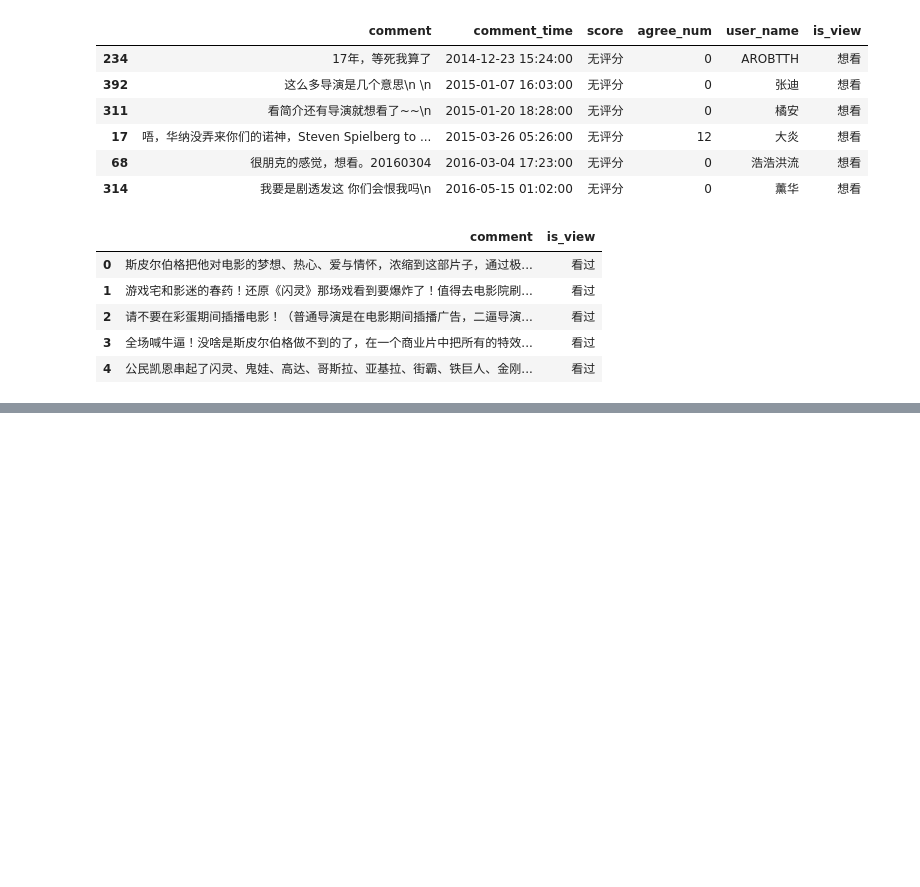
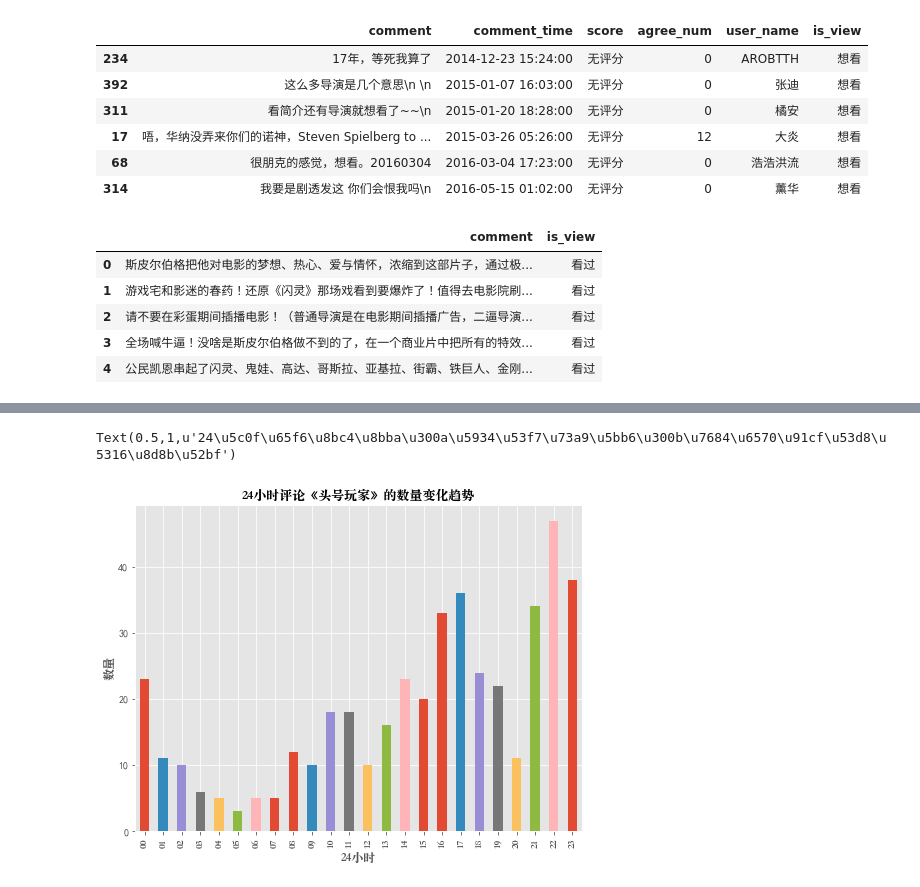
Before and after one commit to Hefountain/Analysis-Project, a Jupyter notebook: 《头号玩家》影评分析/Analysis of movie comments .ipynb, the cells around one changed output, grey strips where cells are left out. Saved outputs shown, nothing was run; the diff lists cells and outputs as text; code cells hidden in the pictures; blank space fills up the shorter version.

```diff
--- a/《头号玩家》影评分析/Analysis of movie comments .ipynb
+++ b/《头号玩家》影评分析/Analysis of movie comments .ipynb
@@ -45,5 +58,5 @@ df.describe()
 | max | 8628.000000 |
 # %%
 # 处理缺失值
-df = df.dropna()
-df.head()
+# df = df.dropna()
+# df['comment_time'] = pd.to_datetime(df['comment_time'])
@@ -168,0 +184,4 @@ df[['comment','is_view']][df['is_view']==u'看过'].head()
+# %%
+comt = df['comment_time']
+comment_time = pd.DatetimeIndex(comt).to_native_types()
+comment_time[:5]
@@ -168,0 +191,7 @@ df[['comment','is_view']][df['is_view']==u'看过'].head()
+# %%
+comment_ti = []
+for k in range(len(comment_time)):
+    comment_ti.append(comment_time[k].split(" ")[1][:2])
+
+df['hour'] =  pd.Series(comment_ti)
+df.head()
@@ -168,0 +205,11 @@ df[['comment','is_view']][df['is_view']==u'看过'].head()
+# %%
+ax = df.groupby('hour')['hour'].agg(len).plot.bar()
+for label in ax.get_xticklabels():
+    label.set_fontproperties(font_set)
+
+plt.xlabel(u'24小时',size=12,fontproperties=font_set)
+plt.ylabel(u'数量',size=12,fontproperties=font_set)
+plt.title(u'24小时评论《头号玩家》的数量变化趋势',size=13,fontproperties=font_set)
+# %% [output]
+Text(0.5,1,u'24\u5c0f\u65f6\u8bc4\u8bba\u300a\u5934\u53f7\u73a9\u5bb6\u300b\u7684\u6570\u91cf\u53d8\u5316\u8d8b\u52bf')
+[figure, added]
```
Also changed, not shown: parts of 17 cells of this notebook, 2 other files.
